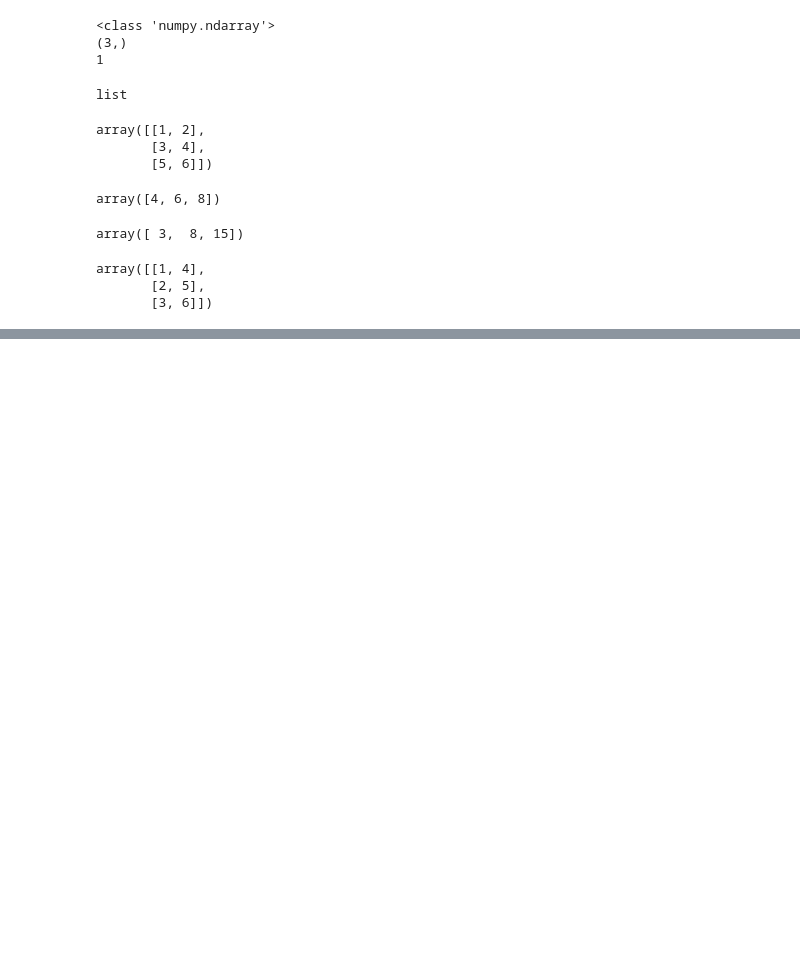
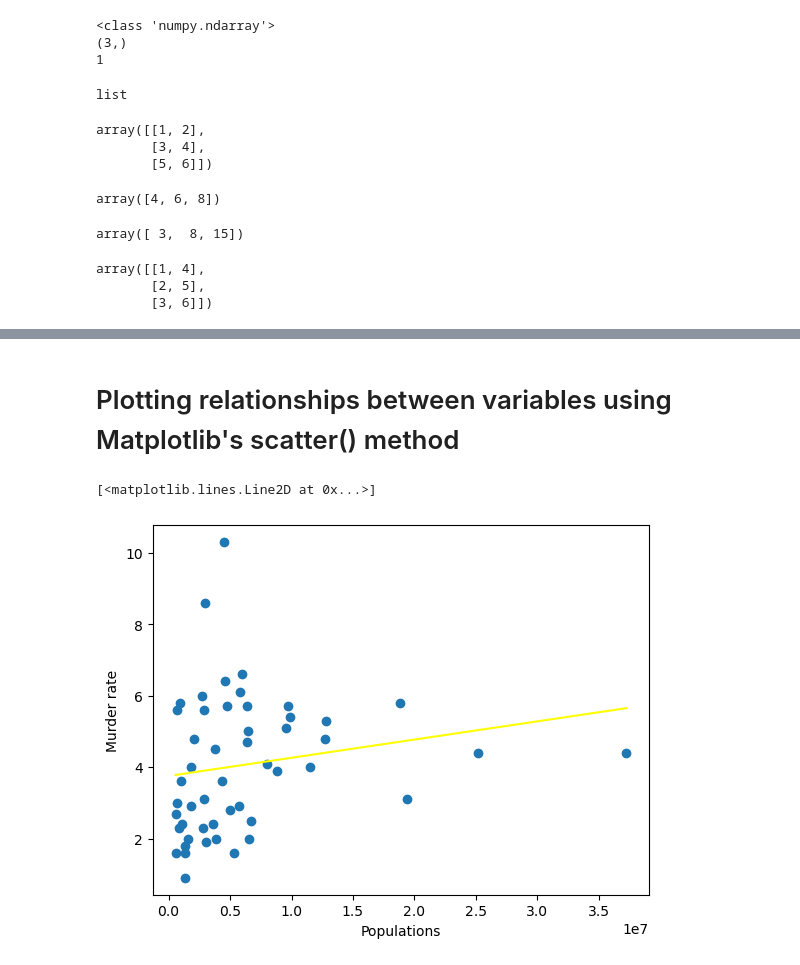
Before and after one commit to Eslamadelelkhouly/AI-projects, a Jupyter notebook: python for data analysis/s04.ipynb, the cells around one changed output, grey strips where cells are left out. Drawn from its saved outputs; the diff is of its cells as text; code cells hidden in the pictures; blank space fills up the shorter version.

```diff
--- a/python for data analysis/s04.ipynb
+++ b/python for data analysis/s04.ipynb
@@ -78,0 +213,11 @@ array([[1, 4],
+# %% [markdown]
+# Plotting relationships between variables using Matplotlib's scatter() method
+# %%
+import numpy as np
+plt.scatter(data['Population'] , data['Murder.Rate'])
+plt.xlabel('Populations')
+plt.ylabel('Murder rate')
+plt.plot(np.unique(data['Population']), np.poly1d(np.polyfit(data['Population'], data['Murder.Rate'], 1))(np.unique(data['Population'])), color='yellow')
+# %% [output]
+[<matplotlib.lines.Line2D at 0x...>]
+[figure, added]
```
Also changed, not shown: parts of 27 cells of this notebook, 1 other file.
